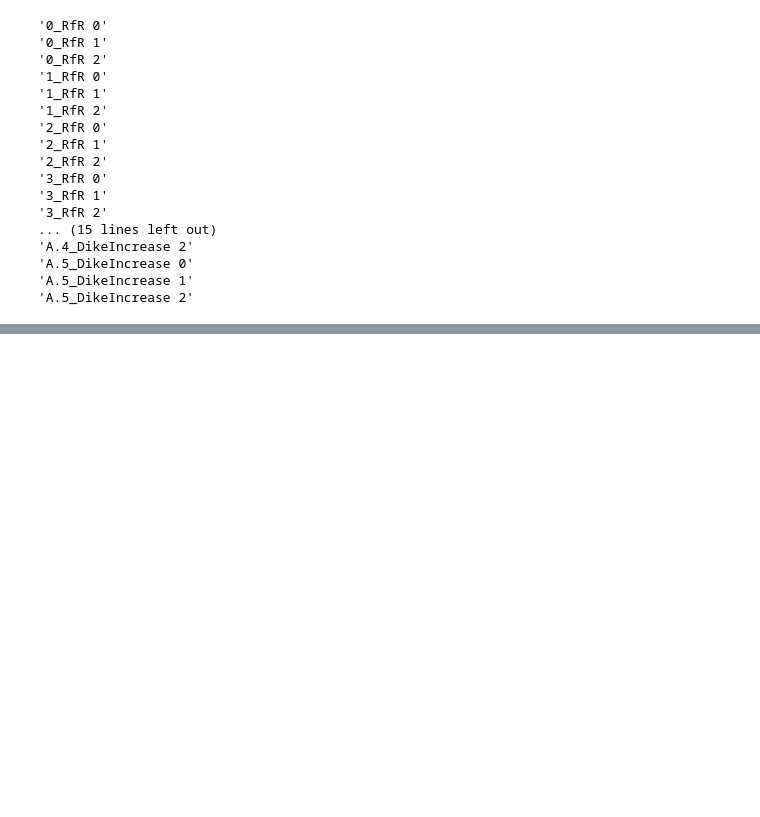
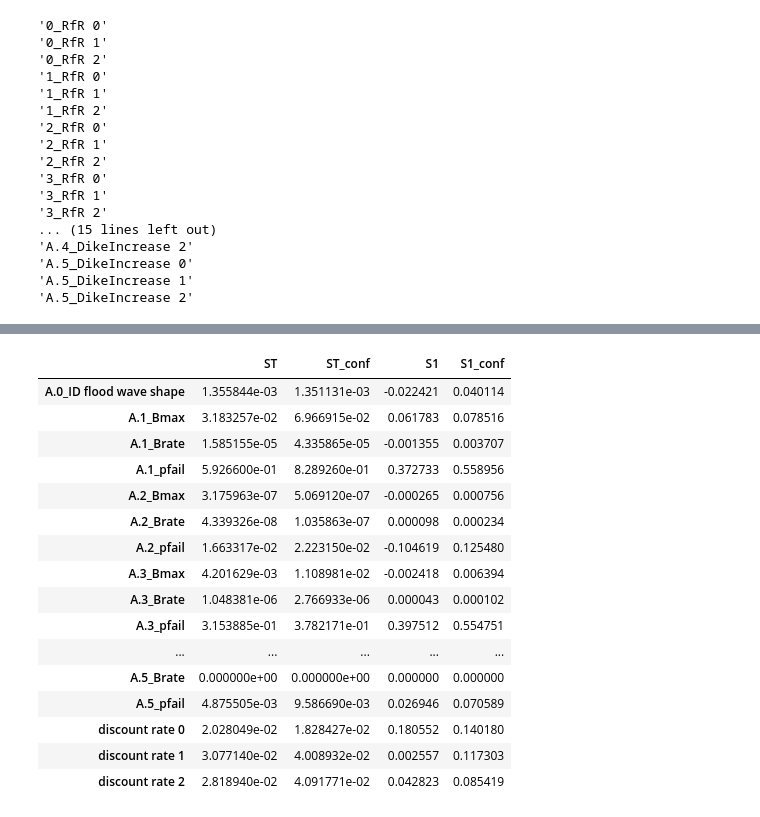
Before and after one commit to EwoutH/modelbased-g13, a Jupyter notebook: Sobol G13.ipynb, the cells around one changed output, grey strips where cells are left out. Cells and saved outputs as stored; diff of their text form; code cells hidden in the pictures; blank space fills up the shorter version.

```diff
--- a/Sobol G13.ipynb
+++ b/Sobol G13.ipynb
@@ -161,0 +175,22 @@ scen1 = {
+# %%
+Si_filter = {k:damages_sobol[k] for k in ['ST','ST_conf','S1','S1_conf']}
+Si_df = pd.DataFrame(Si_filter, index=problem['names'])
+Si_df
+# %% [output]
+|  | ST | ST_conf | S1 | S1_conf |
+| A.0_ID flood wave shape | 1.355844e-03 | 1.351131e-03 | -0.022421 | 0.040114 |
+| A.1_Bmax | 3.183257e-02 | 6.966915e-02 | 0.061783 | 0.078516 |
+| A.1_Brate | 1.585155e-05 | 4.335865e-05 | -0.001355 | 0.003707 |
+| A.1_pfail | 5.926600e-01 | 8.289260e-01 | 0.372733 | 0.558956 |
+| A.2_Bmax | 3.175963e-07 | 5.069120e-07 | -0.000265 | 0.000756 |
+| A.2_Brate | 4.339326e-08 | 1.035863e-07 | 0.000098 | 0.000234 |
+| A.2_pfail | 1.663317e-02 | 2.223150e-02 | -0.104619 | 0.125480 |
+| A.3_Bmax | 4.201629e-03 | 1.108981e-02 | -0.002418 | 0.006394 |
+| A.3_Brate | 1.048381e-06 | 2.766933e-06 | 0.000043 | 0.000102 |
+| A.3_pfail | 3.153885e-01 | 3.782171e-01 | 0.397512 | 0.554751 |
+| ... | ... | ... | ... | ... |
+| A.5_Brate | 0.000000e+00 | 0.000000e+00 | 0.000000 | 0.000000 |
+| A.5_pfail | 4.875505e-03 | 9.586690e-03 | 0.026946 | 0.070589 |
+| discount rate 0 | 2.028049e-02 | 1.828427e-02 | 0.180552 | 0.140180 |
+| discount rate 1 | 3.077140e-02 | 4.008932e-02 | 0.002557 | 0.117303 |
+| discount rate 2 | 2.818940e-02 | 4.091771e-02 | 0.042823 | 0.085419 |
```
Also changed, not shown: parts of 14 cells of this notebook, 1 other file.
